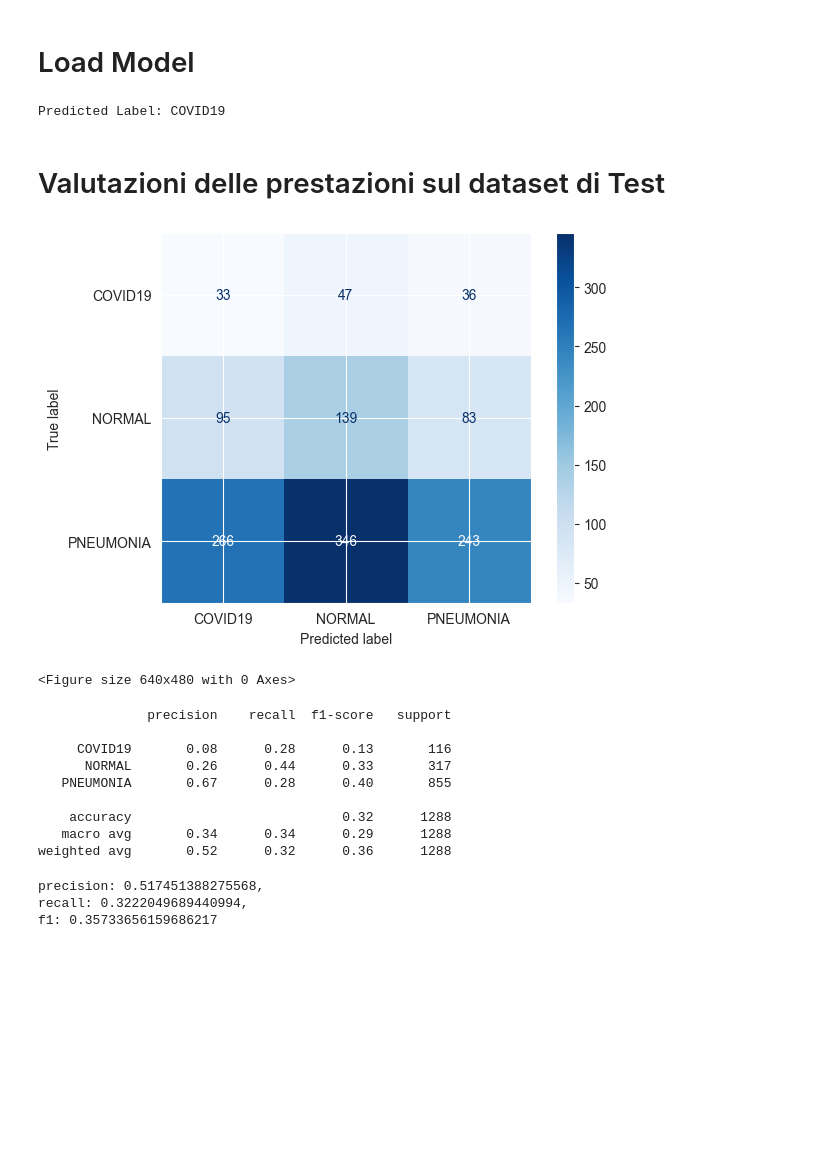
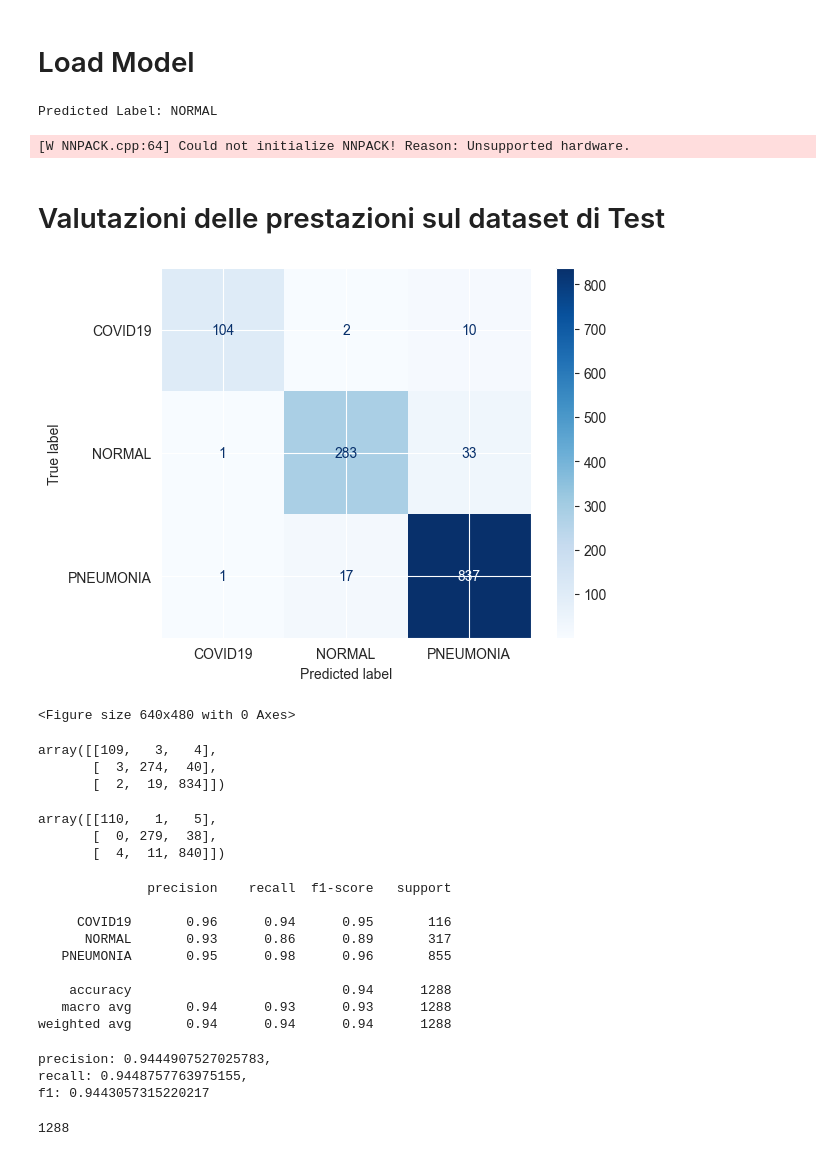
Before and after one commit to lorenzodefeo/Automatic-X-ray-image-detection-of-pneumonia-and-COVID-19, a Jupyter notebook: An Efficient Deep Learning Method for Detection of COVID-19 Infection Using Chest X-ray Images.ipynb, the cells around one changed output. Saved outputs shown, nothing was run; the diff lists cells and outputs as text; code cells hidden in the pictures; blank space fills up the shorter version.

Commit message:
Add function for confusion matrix

```diff
--- a/An Efficient Deep Learning Method for Detection of COVID-19 Infection Using Chest X-ray Images.ipynb
+++ b/An Efficient Deep Learning Method for Detection of COVID-19 Infection Using Chest X-ray Images.ipynb
@@ -236,8 +236,8 @@ def classify_single_image(image_path, model, transform, device, class_names):
     return class_names[predicted_class.item()]
 
 # Definisci il percorso dell'immagine
-image_path = "./Data/test/COVID19/COVID19(461).jpg"
-#image_path = "./Data/test/NORMAL/NORMAL(1277).jpg"
+image_path = "./Data/test/COVID19/COVID19(575).jpg"
+image_path = "./Data/test/NORMAL/NORMAL(1552).jpg"
 #image_path = "./Data/test/PNEUMONIA/PNEUMONIA(3418).jpg"
 
 # Assumiamo che il dataset abbia già una lista di nomi di classi
@@ -250,7 +250,9 @@ transform_single = transforms.Compose([
 ])
 
 model = LwCoronNet()
-model_path = os.path.join(".","training_results",f"model_epoch_{8}.pth")
+dataset_sampling = '_undersampling'
+n_model = os.listdir(os.path.join(".",f"training_results{dataset_sampling}"))
+model_path = os.path.join(".",f"training_results{dataset_sampling}",f"model_epoch_{20}.pth")
 model.load_state_dict(torch.load(model_path, weights_only=True))
 model.eval()
 device = "cpu"
@@ -259,4 +261,5 @@ device = "cpu"
 predicted_label = classify_single_image(image_path, model, transform_single, device, class_names)
 print(f"Predicted Label: {predicted_label}")
 # %% [output]
-Predicted Label: COVID19
+Predicted Label: NORMAL
+[W NNPACK.cpp:64] Could not initialize NNPACK! Reason: Unsupported hardware.
@@ -264,9 +273,6 @@ Predicted Label: COVID19
 # Valutazioni delle prestazioni sul dataset di Test
 # %%
 from sklearn.metrics import confusion_matrix
-import seaborn as sn
-import pandas as pd
-import numpy as np
 
 y_pred = []
 y_true = []
@@ -276,53 +282,74 @@ transform_DL = transforms.Compose([
     transforms.Resize((H,W)),
     transforms.ToTensor()
 ])
-test_dataset = datasets.ImageFolder(path_to_test, transform=transform_DL)
+
+transform = transforms.Compose([
+    transforms.RandomHorizontalFlip(p=0.5),
+    transforms.RandomRotation(degrees=15),
+    transforms.RandomResizedCrop(size=(224, 224), scale=(0.9, 1.1)),
+    transforms.Resize((H, W)),
+    transforms.ToTensor(),
+    transforms.Lambda(lambda x: add_gaussian_noise(x) if torch.rand(1).item() > 0.5 else x),
+])
+
+test_dataset = datasets.ImageFolder(path_to_test, transform=transform)
 testLoader = DataLoader(test_dataset, batch_size=BATCH_SIZE, shuffle=False)
-net = LwCoronNet()
 
 # iterate over test data
 for inputs, labels in testLoader:
         #inputs = transform(inputs).unsqueeze(0)
         inputs = inputs.to(device)
 
         # Disabilita il calcolo dei gradienti per inferenza
         with torch.no_grad():
             # Passa l'immagine attraverso il modello
-            output = net(inputs)
+            output = model(inputs)
 
             # Ottieni la classe con la massima probabilità
             _, predicted_class = torch.max(output, 1)
 
         y_pred.extend(predicted_class) # Save Prediction
 
         y_true.extend(labels) # Save Truth
 
 # constant for classes
 classes = ['COVID19', 'NORMAL', 'PNEUMONIA']
 
 # Build confusion matrix
 from sklearn import metrics
 cf_matrix = confusion_matrix(y_true, y_pred)
 cm_display = metrics.ConfusionMatrixDisplay(confusion_matrix = cf_matrix, display_labels = classes)
 cm_display.plot(cmap=plt.cm.Blues)
 plt.show()
-plt.savefig('CM_LwCoronNet.png')
+plt.savefig('CM_LwCoronNet_DownSampling.png')
 # %% [output]
-[figure, old version]
+[figure, new version]
 <Figure size 640x480 with 0 Axes>
+# %%
+cf_matrix
+# %% [output]
+array([[109,   3,   4],
+       [  3, 274,  40],
+       [  2,  19, 834]])
+# %%
+cf_matrix
+# %% [output]
+array([[110,   1,   5],
+       [  0, 279,  38],
+       [  4,  11, 840]])
 # %%
 from sklearn.metrics import classification_report
 print(classification_report(y_true, y_pred, target_names=classes))
 # %% [output]
               precision    recall  f1-score   support
 
-     COVID19       0.08      0.28      0.13       116
-      NORMAL       0.26      0.44      0.33       317
-   PNEUMONIA       0.67      0.28      0.40       855
+     COVID19       0.96      0.94      0.95       116
+      NORMAL       0.93      0.86      0.89       317
+   PNEUMONIA       0.95      0.98      0.96       855
 
-    accuracy                           0.32      1288
-   macro avg       0.34      0.34      0.29      1288
-weighted avg       0.52      0.32      0.36      1288
+    accuracy                           0.94      1288
+   macro avg       0.94      0.93      0.93      1288
+weighted avg       0.94      0.94      0.94      1288
 # %%
 from sklearn.metrics import precision_score, recall_score, f1_score
 
@@ -332,6 +359,10 @@ recall = recall_score(y_true, y_pred, average='weighted')
 f1 = f1_score(y_true, y_pred, average='weighted')
 print(f"precision: {precision},\nrecall: {recall},\nf1: {f1}")
 # %% [output]
-precision: 0.517451388275568,
-recall: 0.3222049689440994,
-f1: 0.35733656159686217
+precision: 0.9444907527025783,
+recall: 0.9448757763975155,
+f1: 0.9443057315220217
+# %%
+len(y_pred)
+# %% [output]
+1288
```
Also changed, not shown: parts of 5 cells of this notebook, 2 other files.
